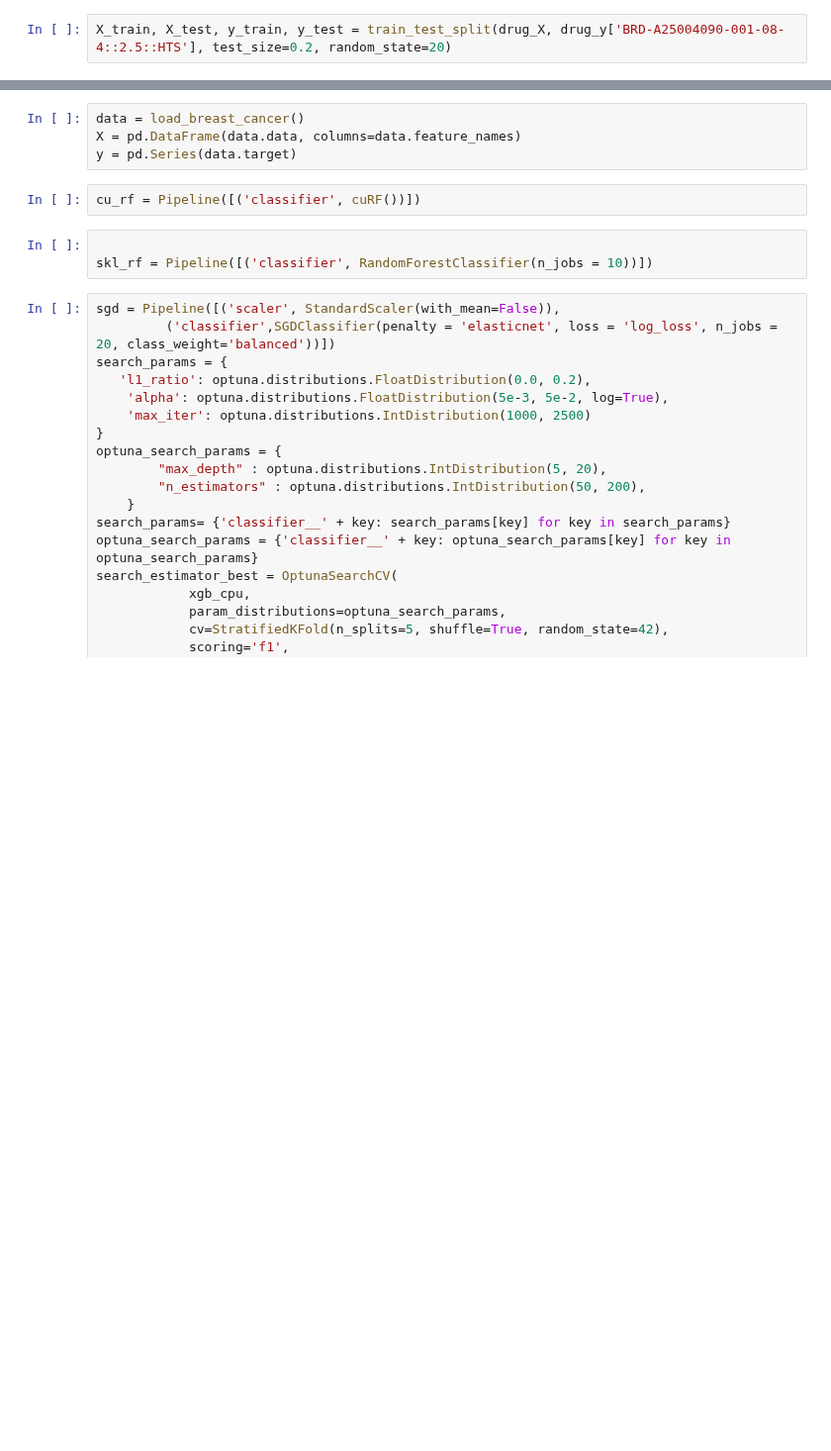
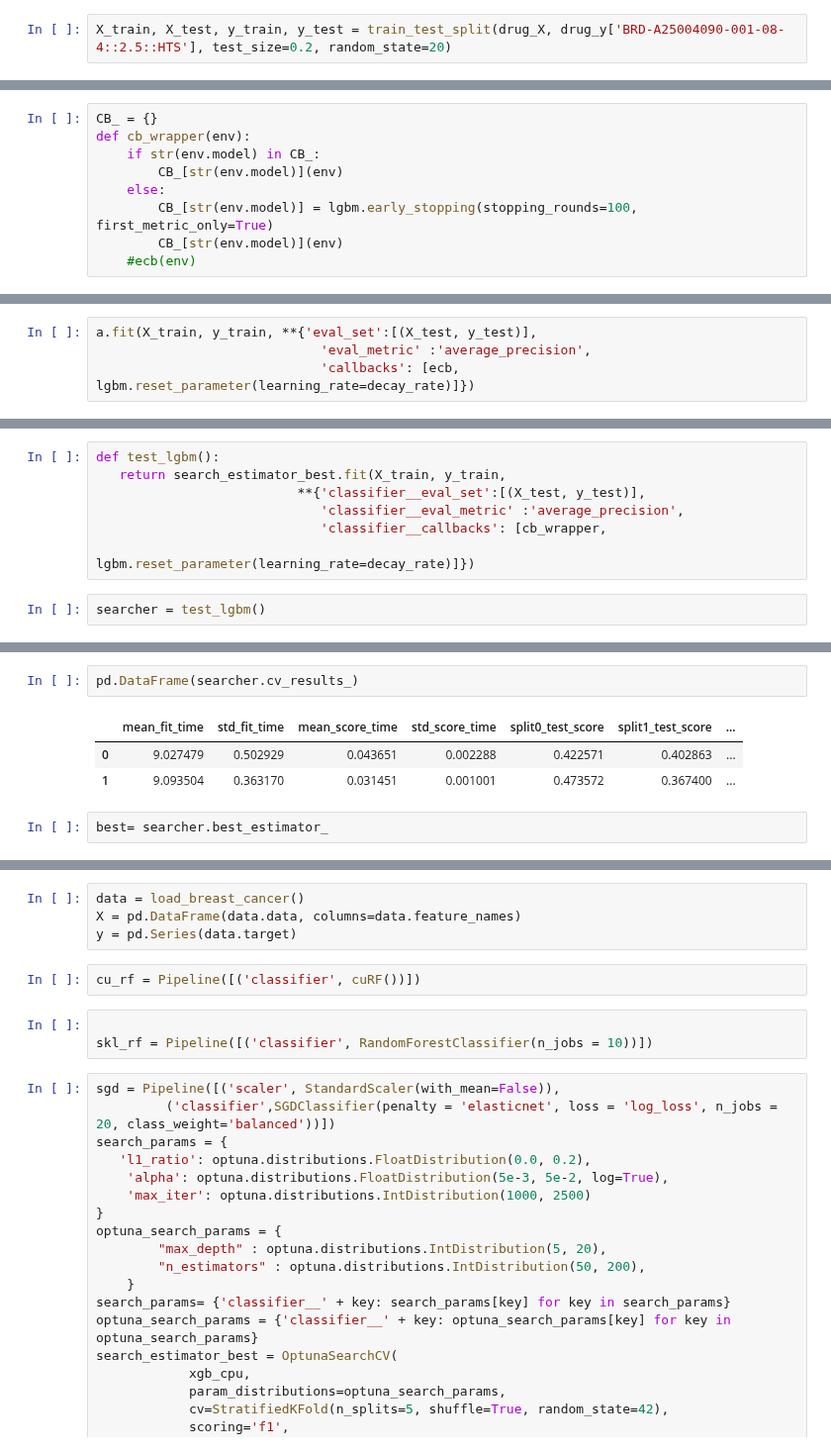
Before and after one commit to bio-info-guy/drug_sensitivity_mlpred, a Jupyter notebook: notebooks/DrugSensitivityML.ipynb, the cells around one changed output, grey strips where cells are left out. Shown at 99% size. Saved outputs shown, nothing was run; the diff lists cells and outputs as text; blank space fills up the shorter version.

```diff
--- a/notebooks/DrugSensitivityML.ipynb
+++ b/notebooks/DrugSensitivityML.ipynb
@@ -79,0 +265,9 @@ y_train_cu = cudf.Series(y_train)
+# %%
+CB_ = {}
+def cb_wrapper(env):
+    if str(env.model) in CB_:
+        CB_[str(env.model)](env)
+    else:
+        CB_[str(env.model)] = lgbm.early_stopping(stopping_rounds=100, first_metric_only=True)
+        CB_[str(env.model)](env)
+    #ecb(env)
@@ -79,0 +281,4 @@ y_train_cu = cudf.Series(y_train)
+# %%
+a.fit(X_train, y_train, **{'eval_set':[(X_test, y_test)],
+                             'eval_metric' :'average_precision',
+                             'callbacks': [ecb, lgbm.reset_parameter(learning_rate=decay_rate)]})
@@ -79,0 +294,9 @@ y_train_cu = cudf.Series(y_train)
+# %%
+def test_lgbm():
+   return search_estimator_best.fit(X_train, y_train,
+                          **{'classifier__eval_set':[(X_test, y_test)],
+                             'classifier__eval_metric' :'average_precision',
+                             'classifier__callbacks': [cb_wrapper,
+                                                       lgbm.reset_parameter(learning_rate=decay_rate)]})
+# %%
+searcher = test_lgbm()
@@ -79,0 +334,8 @@ y_train_cu = cudf.Series(y_train)
+# %%
+pd.DataFrame(searcher.cv_results_)
+# %% [output]
+|  | mean_fit_time | std_fit_time | mean_score_time | std_score_time | split0_test_score | split1_test_score | ... |
+| 0 | 9.027479 | 0.502929 | 0.043651 | 0.002288 | 0.422571 | 0.402863 | ... |
+| 1 | 9.093504 | 0.363170 | 0.031451 | 0.001001 | 0.473572 | 0.367400 | ... |
+# %%
+best= searcher.best_estimator_
```
Also changed, not shown: parts of 38 cells of this notebook, 4 other files.
